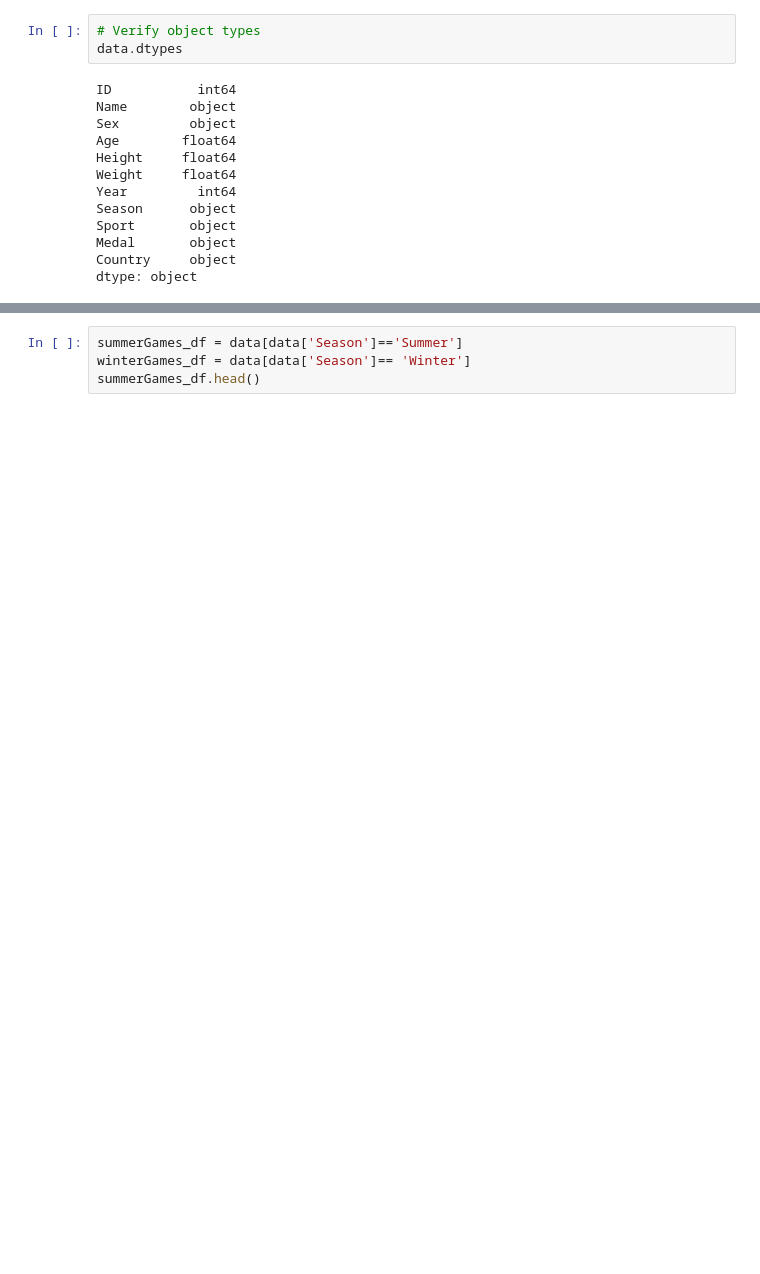
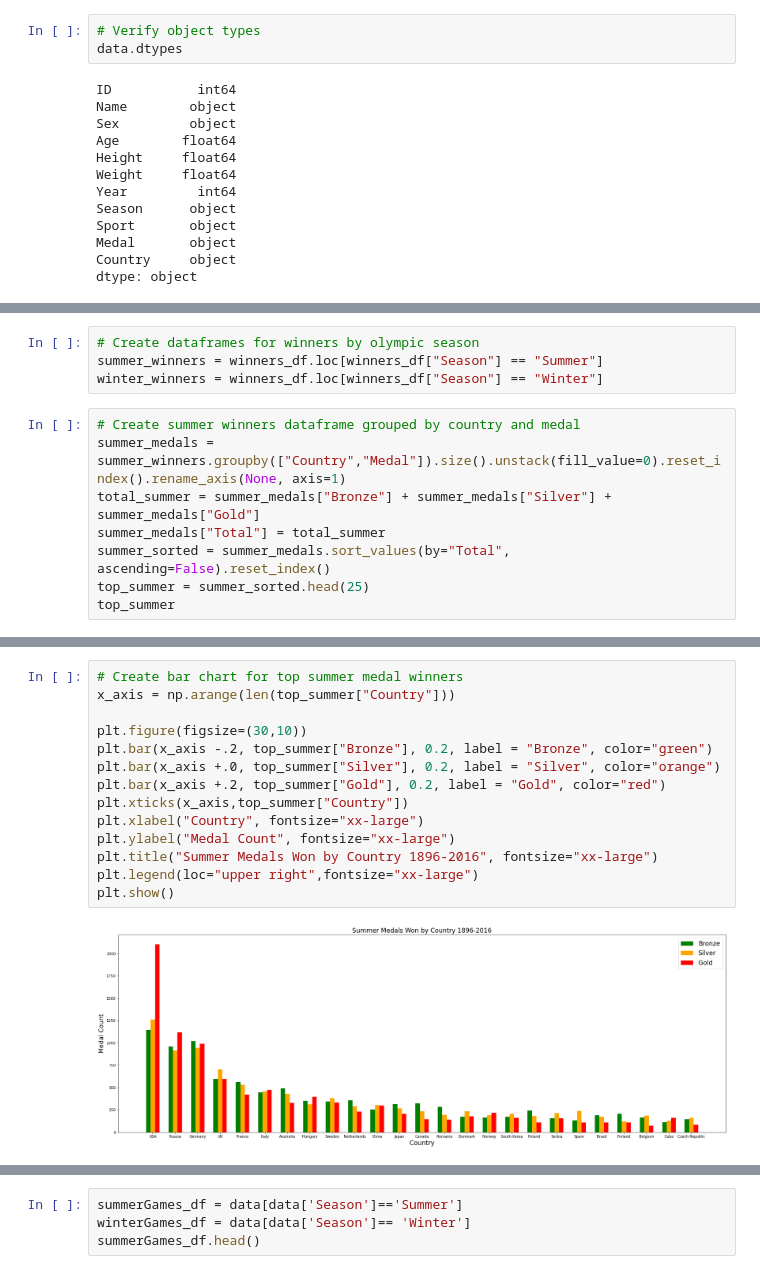
Before and after one commit to sissa81/project1, a Jupyter notebook: olympics.ipynb, the cells around one changed output, grey strips where cells are left out. Cells and saved outputs as stored; diff of their text form; blank space fills up the shorter version.

```diff
--- a/olympics.ipynb
+++ b/olympics.ipynb
@@ -100,0 +125,12 @@ ages_winners_df.head()
+# %%
+# Create dataframes for winners by olympic season
+summer_winners = winners_df.loc[winners_df["Season"] == "Summer"]
+winter_winners = winners_df.loc[winners_df["Season"] == "Winter"]
+# %%
+# Create summer winners dataframe grouped by country and medal
+summer_medals = summer_winners.groupby(["Country","Medal"]).size().unstack(fill_value=0).reset_index().rename_axis(None, axis=1)
+total_summer = summer_medals["Bronze"] + summer_medals["Silver"] + summer_medals["Gold"]
+summer_medals["Total"] = total_summer
+summer_sorted = summer_medals.sort_values(by="Total", ascending=False).reset_index()
+top_summer = summer_sorted.head(25)
+top_summer
@@ -100,0 +155,16 @@ ages_winners_df.head()
+# %%
+# Create bar chart for top summer medal winners
+x_axis = np.arange(len(top_summer["Country"]))
+
+plt.figure(figsize=(30,10))
+plt.bar(x_axis -.2, top_summer["Bronze"], 0.2, label = "Bronze", color="green")
+plt.bar(x_axis +.0, top_summer["Silver"], 0.2, label = "Silver", color="orange")
+plt.bar(x_axis +.2, top_summer["Gold"], 0.2, label = "Gold", color="red")
+plt.xticks(x_axis,top_summer["Country"])
+plt.xlabel("Country", fontsize="xx-large")
+plt.ylabel("Medal Count", fontsize="xx-large")
+plt.title("Summer Medals Won by Country 1896-2016", fontsize="xx-large")
+plt.legend(loc="upper right",fontsize="xx-large")
+plt.show()
+# %% [output]
+[figure, added]
```
Also changed, not shown: parts of 5 cells of this notebook.
